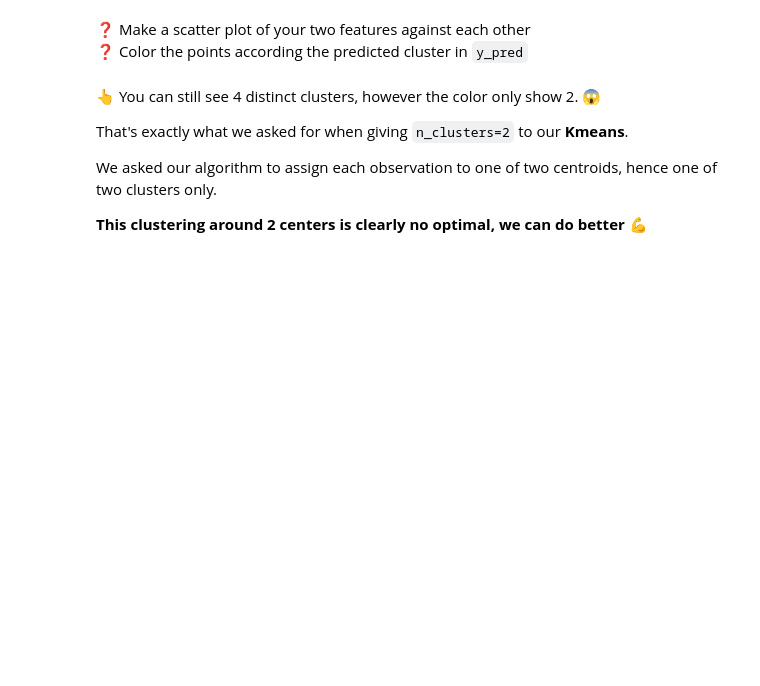
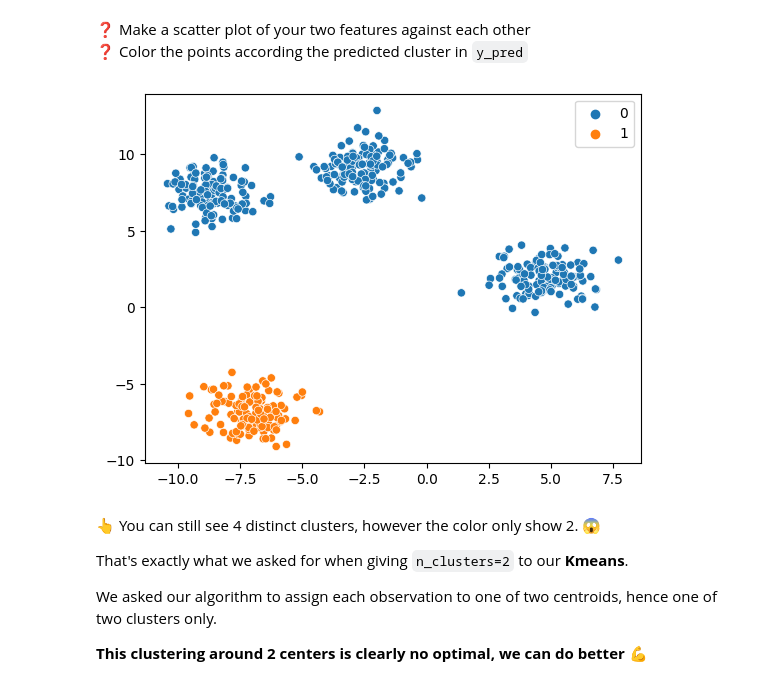
Before and after one commit to Flavien-Pictet/data-image-compression, a Jupyter notebook: warmup_k_means.ipynb, the cells around one changed output. Cells and saved outputs as stored; diff of their text form; code cells hidden in the pictures; blank space fills up the shorter version.

```diff
--- a/warmup_k_means.ipynb
+++ b/warmup_k_means.ipynb
@@ -87,7 +87,9 @@ With `n_clusters=2` each observation in `X` will be associated to either one of
 ❓ Make a scatter plot of your two features against each other
 ❓ Color the points according the predicted cluster in `y_pred`
 # %%
-sns.scatterplot(x = X, y = Y, hue = y)
+sns.scatterplot(x=X[:, 0], y=X[:, 1], hue = y_pred);
+# %% [output]
+[figure, added]
 # %% [markdown]
 👆 You can still see 4 distinct clusters, however the color only show 2. 😱
 
```
Also changed, not shown: parts of 7 cells of this notebook.
